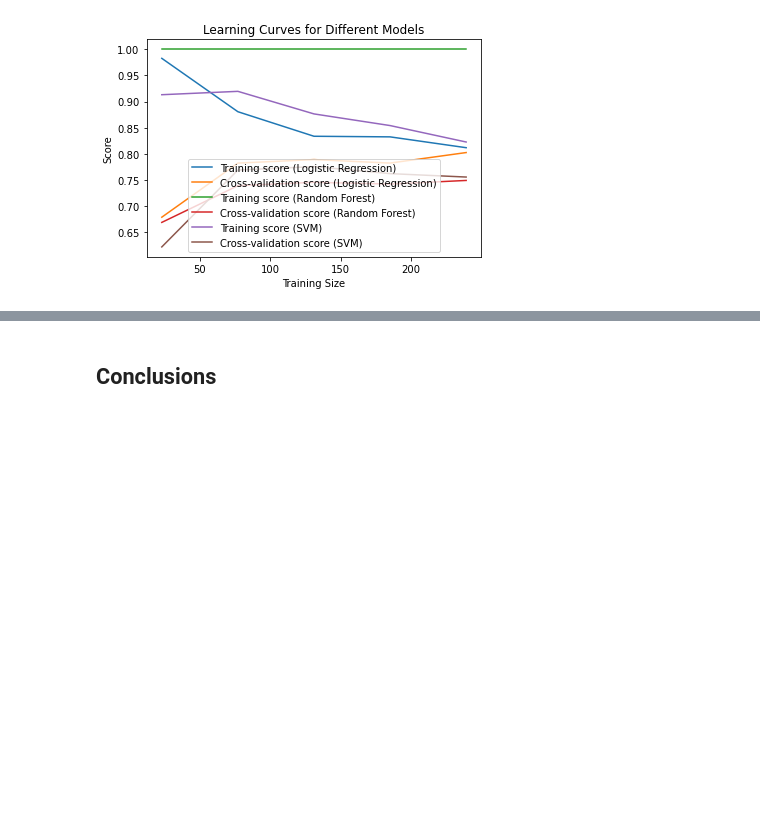
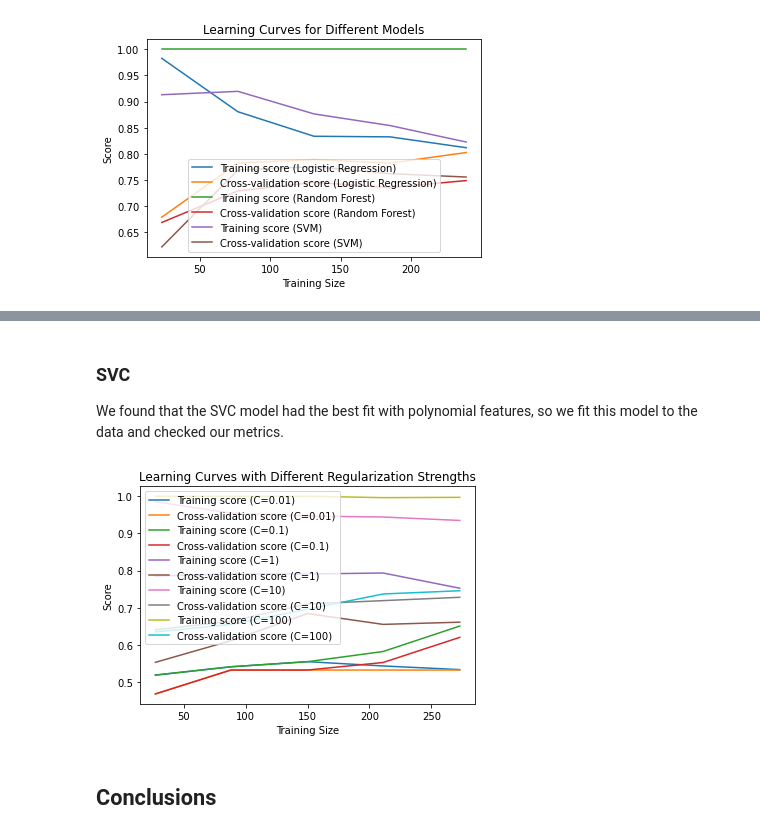
Before and after one commit to chrismiley87/capstone, a Jupyter notebook: election_data.ipynb, the cells around one changed output, grey strips where cells are left out. Saved outputs shown, nothing was run; the diff lists cells and outputs as text; code cells hidden in the pictures; blank space fills up the shorter version.

```diff
--- a/election_data.ipynb
+++ b/election_data.ipynb
@@ -1631,0 +1710,23 @@ X_train, X_test, y_train, y_test = train_test_split(X_poly, y, test_size=0.2, ra
+# %% [markdown]
+### SVC
+We found that the SVC model had the best fit with polynomial features, so we fit this model to the data and checked our metrics.
+# %%
+#calculate learning curve
+for c in param_range:
+    model = SVC(C=c, probability=True, random_state=42)
+    train_sizes, train_scores, test_scores = learning_curve(model, X_train, y_train, cv=5)
+
+    train_scores_mean = train_scores.mean(axis=1)
+    test_scores_mean = test_scores.mean(axis=1)
+
+    plt.plot(train_sizes, train_scores_mean, label=f'Training score (C={c})')
+    plt.plot(train_sizes, test_scores_mean, label=f'Cross-validation score (C={c})')
+
+#plot results
+plt.xlabel('Training Size')
+plt.ylabel('Score')
+plt.legend()
+plt.title('Learning Curves with Different Regularization Strengths')
+plt.show()
+# %% [output]
+[figure, added]
```
Also changed, not shown: parts of 7 cells of this notebook.
